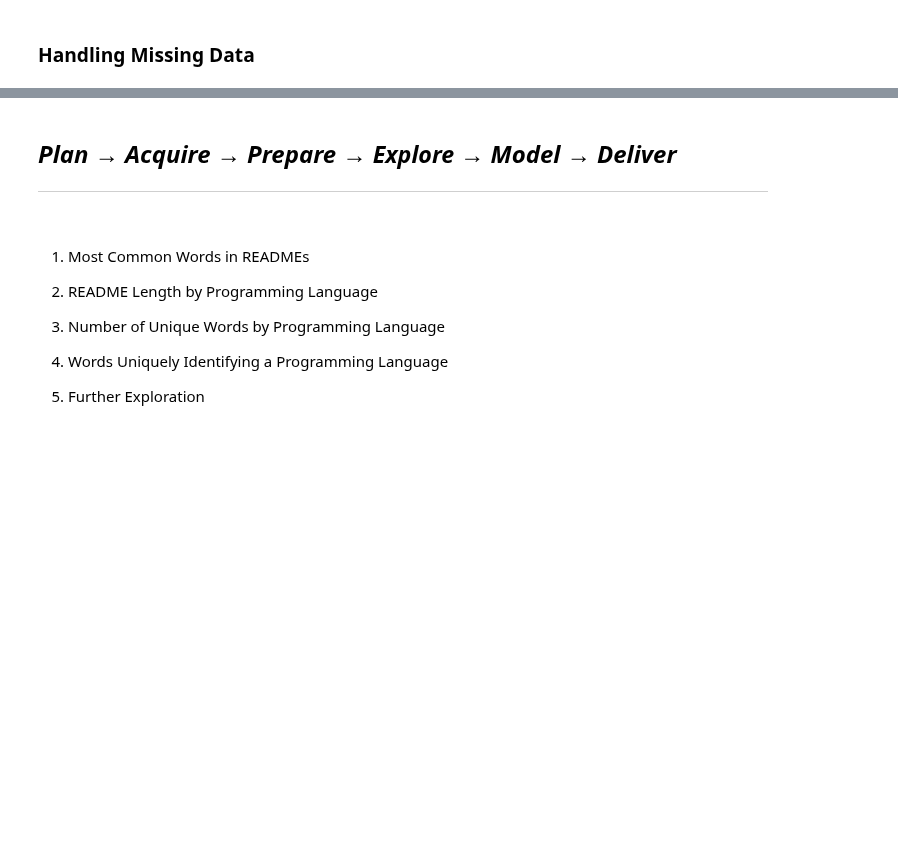
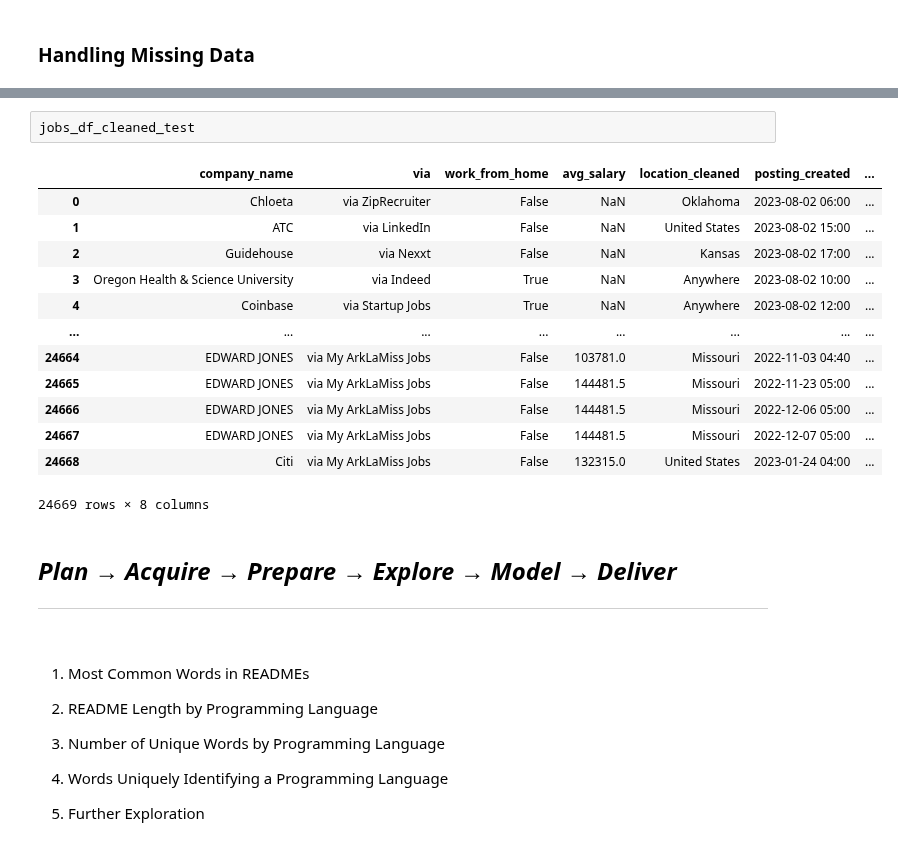
Before and after one commit to Decoding-Data-Jobs/data-jobs-project, a Jupyter notebook: mvp_notebook.ipynb, the cells around one changed output, grey strips where cells are left out. Cells and saved outputs as stored; diff of their text form; blank space fills up the shorter version.

```diff
--- a/mvp_notebook.ipynb
+++ b/mvp_notebook.ipynb
@@ -364,3 +893,19 @@ From this column, we engineered:
+# %%
+jobs_df_cleaned_test
+# %% [output]
+|  | company_name | via | work_from_home | avg_salary | location_cleaned | posting_created | ... |
+| 0 | Chloeta | via ZipRecruiter | False | NaN | Oklahoma | 2023-08-02 06:00 | ... |
+| 1 | ATC | via LinkedIn | False | NaN | United States | 2023-08-02 15:00 | ... |
+| 2 | Guidehouse | via Nexxt | False | NaN | Kansas | 2023-08-02 17:00 | ... |
+| 3 | Oregon Health & Science University | via Indeed | True | NaN | Anywhere | 2023-08-02 10:00 | ... |
+| 4 | Coinbase | via Startup Jobs | True | NaN | Anywhere | 2023-08-02 12:00 | ... |
+| ... | ... | ... | ... | ... | ... | ... | ... |
+| 24664 | EDWARD JONES | via My ArkLaMiss Jobs | False | 103781.0 | Missouri | 2022-11-03 04:40 | ... |
+| 24665 | EDWARD JONES | via My ArkLaMiss Jobs | False | 144481.5 | Missouri | 2022-11-23 05:00 | ... |
+| 24666 | EDWARD JONES | via My ArkLaMiss Jobs | False | 144481.5 | Missouri | 2022-12-06 05:00 | ... |
+| 24667 | EDWARD JONES | via My ArkLaMiss Jobs | False | 144481.5 | Missouri | 2022-12-07 05:00 | ... |
+| 24668 | Citi | via My ArkLaMiss Jobs | False | 132315.0 | United States | 2023-01-24 04:00 | ... |
+24669 rows × 8 columns
 # %% [markdown]
 <div style="background-color: #; padding: 0px; ">
 
```
Also changed, not shown: parts of 39 cells of this notebook, 2 other files.
